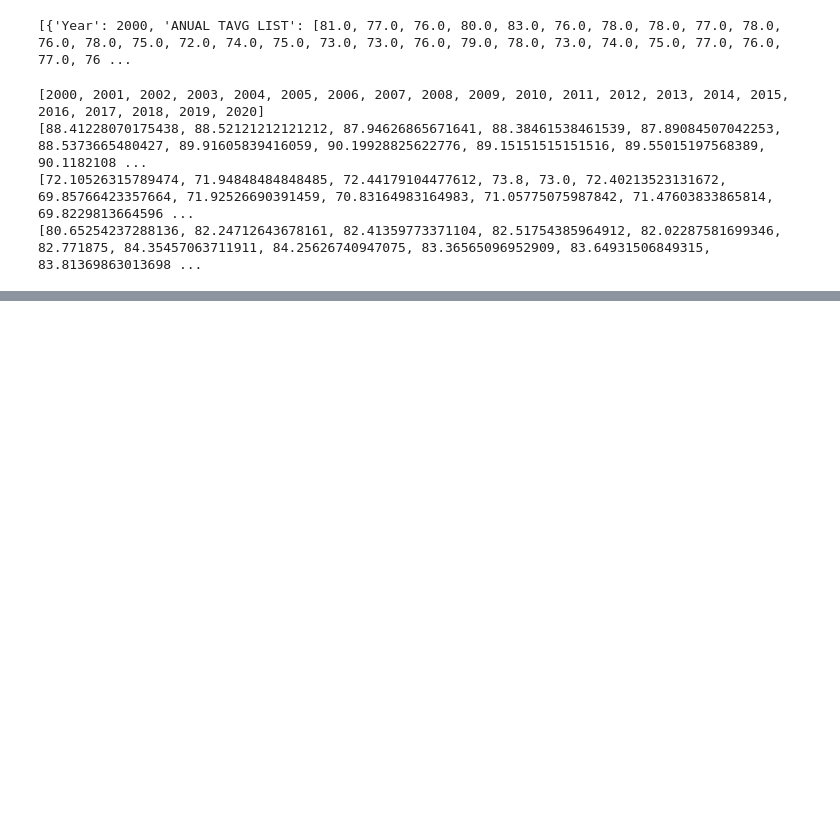
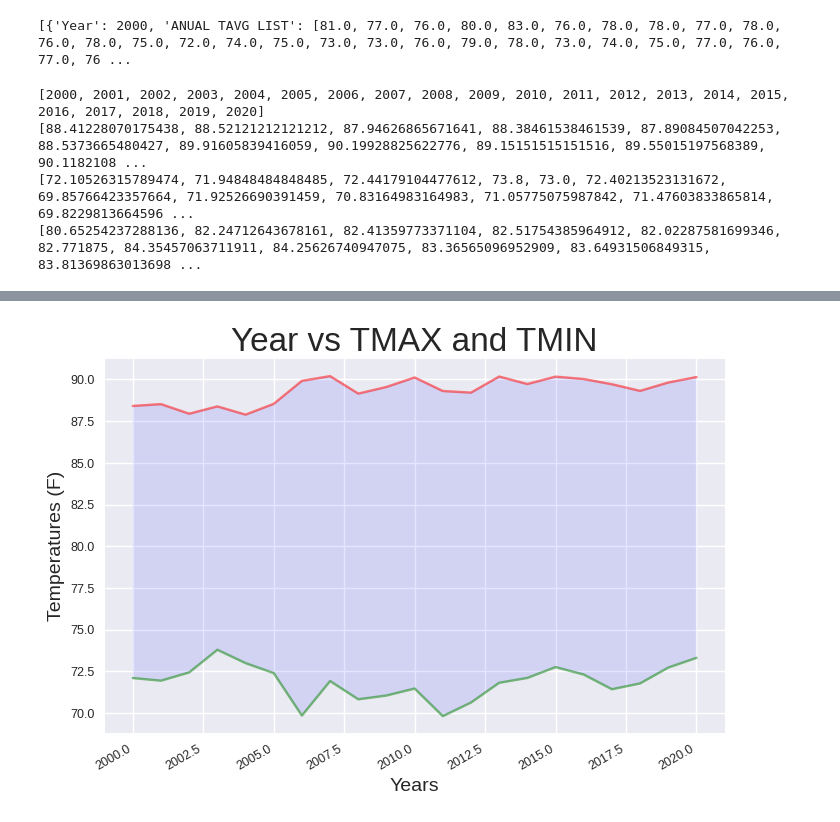
Before and after one commit to RainieroMendozaJesus/climate-data-project, a Jupyter notebook: climate-data-project.ipynb, the cells around one changed output, grey strips where cells are left out. Cells and saved outputs as stored; diff of their text form; code cells hidden in the pictures; blank space fills up the shorter version.

```diff
--- a/climate-data-project.ipynb
+++ b/climate-data-project.ipynb
@@ -143,0 +213,20 @@ print(anual_tavgs)
+# %%
+# Make a plot, Year vs TMAX and TMIN
+
+plt.style.use('seaborn-v0_8')
+
+fig, ax = plt.subplots()
+title = "Year vs TMAX and TMIN"
+ax.plot(years, anual_tmaxs, color='red', alpha=0.5)
+ax.plot(years, anual_tmins, color='green', alpha=0.5)
+ax.fill_between(years, anual_tmaxs, anual_tmins, alpha=0.1, facecolor='blue')
+
+ax.set_ylabel('Temperatures (F)', fontsize=14)
+ax.set_xlabel('Years', fontsize=14)
+ax.set_title(title, fontsize=24)
+ax.tick_params(labelsize=9)
+fig.autofmt_xdate()
+
+plt.show()
+# %% [output]
+[figure, added]
```
Also changed, not shown: parts of 12 cells of this notebook.
